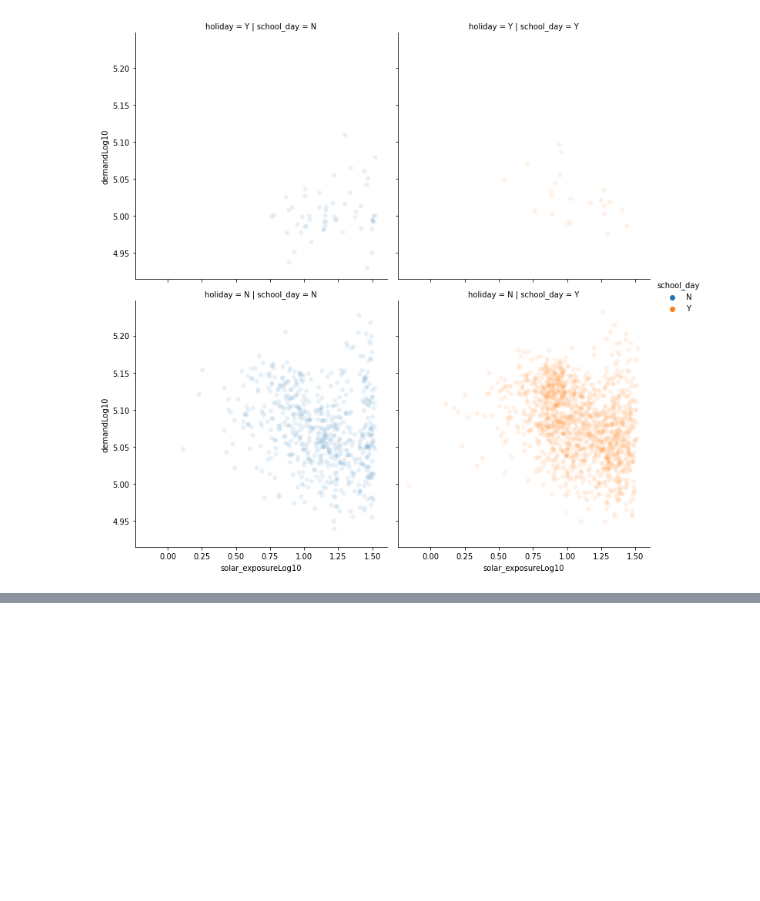
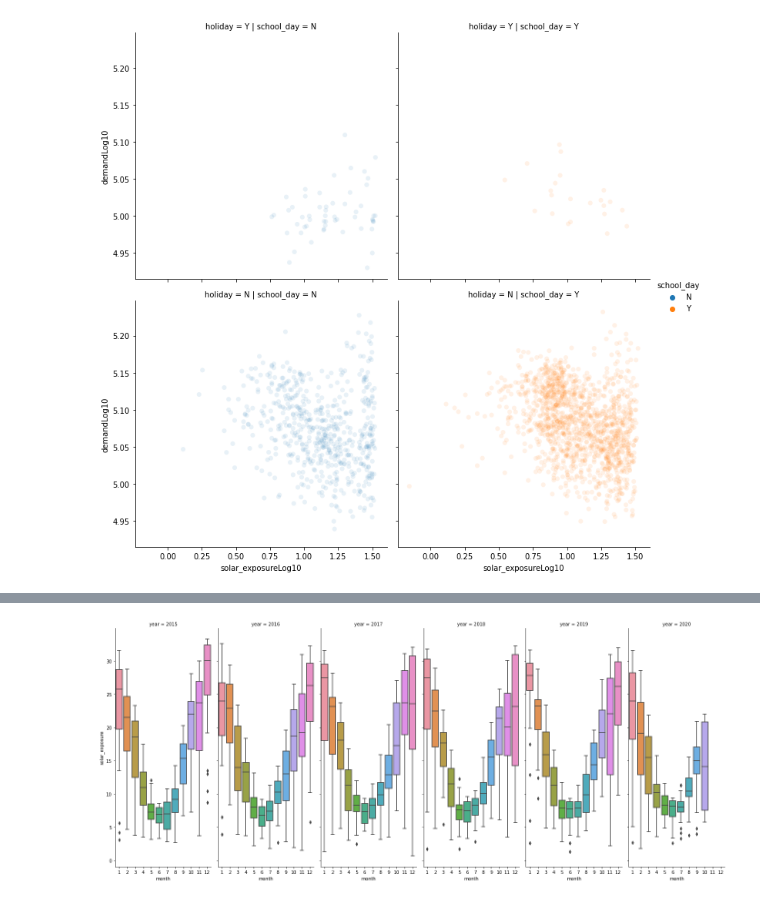
Before and after one commit to shlondon/ElectricityMarket-DataCamp, a Jupyter notebook: Sketch.ipynb, the cells around one changed output, grey strips where cells are left out. Saved outputs shown, nothing was run; the diff lists cells and outputs as text; code cells hidden in the pictures; blank space fills up the shorter version.

```diff
--- a/Sketch.ipynb
+++ b/Sketch.ipynb
@@ -464,0 +640,6 @@ The same unclear relationship is observed when the day is not a holiday and what
+# %%
+# plot
+sns.catplot(x='month', y='solar_exposure', col='year', kind='box', data=df, height=8, aspect=.4)
+plt.show()
+# %% [output]
+[figure, added]
```
Also changed, not shown: parts of 31 cells of this notebook, 1 other file.
